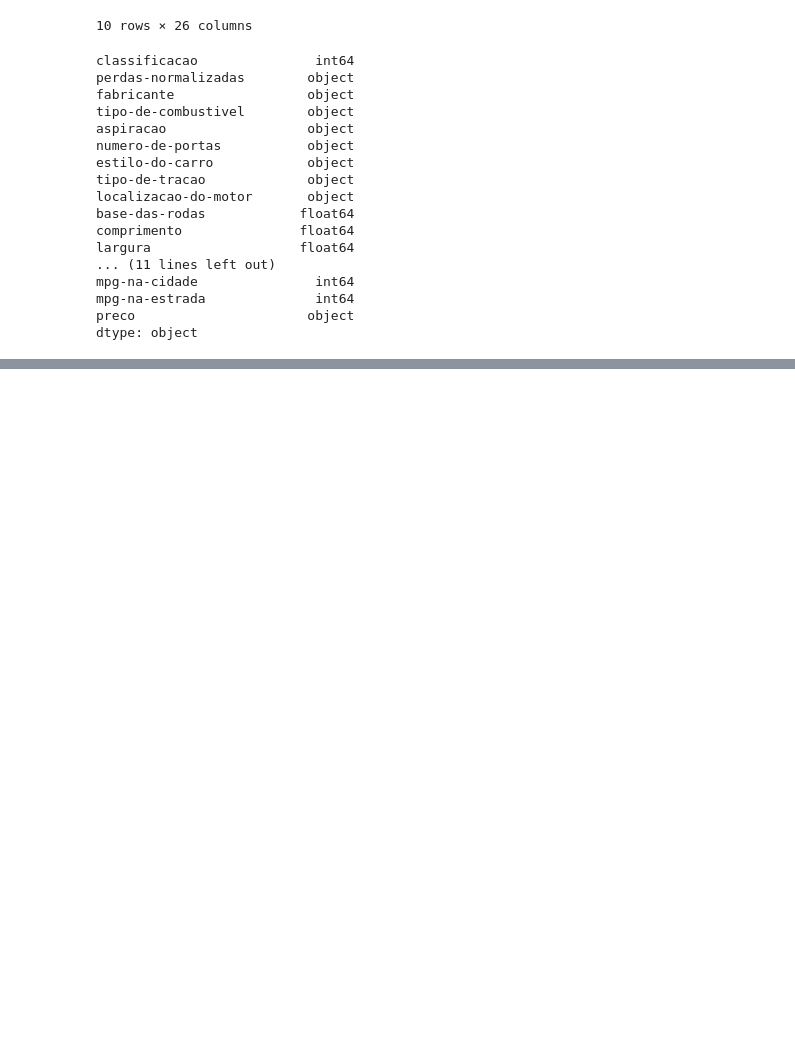
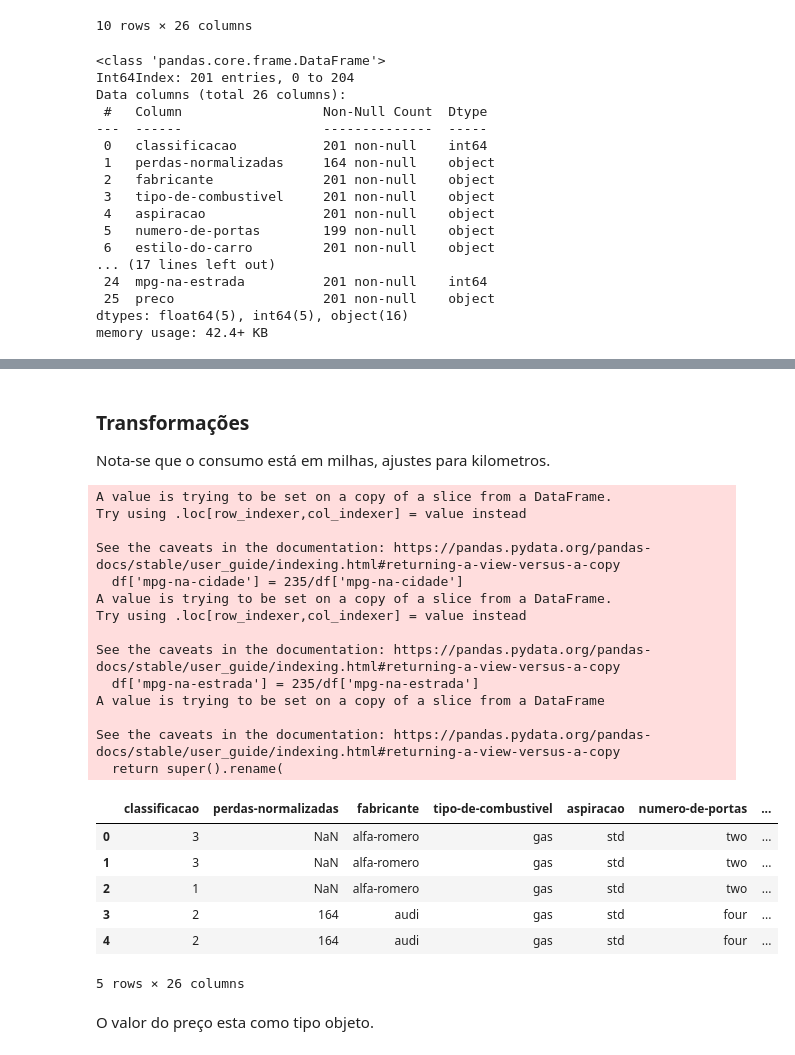
Before and after one commit to lzmattana/IBM-DataScience, a Jupyter notebook: data-analysis-with-python/ds-carros/carros1985.ipynb, the cells around one changed output, grey strips where cells are left out. Saved outputs shown, nothing was run; the diff lists cells and outputs as text; code cells hidden in the pictures; blank space fills up the shorter version.

Commit message:
analise carros 85

```diff
--- a/data-analysis-with-python/ds-cars/carros1985.ipynb
+++ b/data-analysis-with-python/ds-carros/carros1985.ipynb
@@ -71,25 +71,25 @@ df.head(10)
 | 10 | 2 | 192 | bmw | gas | std | two | ... |
 10 rows × 26 columns
 # %%
-df.dtypes
+df.info()
 # %% [output]
-classificacao               int64
-perdas-normalizadas        object
-fabricante                 object
-tipo-de-combustivel        object
-aspiracao                  object
-numero-de-portas           object
-estilo-do-carro            object
-tipo-de-tracao             object
-localizacao-do-motor       object
-base-das-rodas            float64
-comprimento               float64
-largura                   float64
-... (11 lines left out)
-mpg-na-cidade               int64
-mpg-na-estrada              int64
-preco                      object
-dtype: object
+<class 'pandas.core.frame.DataFrame'>
+Int64Index: 201 entries, 0 to 204
+Data columns (total 26 columns):
+ #   Column                  Non-Null Count  Dtype
+---  ------                  --------------  -----
+ 0   classificacao           201 non-null    int64
+ 1   perdas-normalizadas     164 non-null    object
+ 2   fabricante              201 non-null    object
+ 3   tipo-de-combustivel     201 non-null    object
+ 4   aspiracao               201 non-null    object
+ 5   numero-de-portas        199 non-null    object
+ 6   estilo-do-carro         201 non-null    object
+... (17 lines left out)
+ 24  mpg-na-estrada          201 non-null    int64
+ 25  preco                   201 non-null    object
+dtypes: float64(5), int64(5), object(16)
+memory usage: 42.4+ KB
 # %%
 df.describe()
 # %% [output]
@@ -102,3 +102,36 @@ df.describe()
 | 50% | 1.000000 | 97.000000 | 173.200000 | 65.500000 | 54.100000 | 2414.000000 | 120.000000 | ... |
 | 75% | 2.000000 | 102.400000 | 183.500000 | 66.600000 | 55.500000 | 2926.000000 | 141.000000 | ... |
 | max | 3.000000 | 120.900000 | 208.100000 | 72.000000 | 59.800000 | 4066.000000 | 326.000000 | ... |
+# %% [markdown]
+<h3>Transformações</h3>
+Nota-se que o consumo está em milhas, ajustes para kilometros.
+# %%
+df['mpg-na-cidade'] = 235/df['mpg-na-cidade']
+df['mpg-na-estrada'] = 235/df['mpg-na-estrada']
+df.rename(columns={'mpg-na-cidade': 'consumo-cidade'}, inplace=True)
+df.rename(columns={'mpg-na-estrada': 'consumo-estrada'}, inplace=True)
+df.head()
+# %% [output]
+A value is trying to be set on a copy of a slice from a DataFrame.
+Try using .loc[row_indexer,col_indexer] = value instead
+
+See the caveats in the documentation: https://pandas.pydata.org/pandas-docs/stable/user_guide/indexing.html#returning-a-view-versus-a-copy
+  df['mpg-na-cidade'] = 235/df['mpg-na-cidade']
+A value is trying to be set on a copy of a slice from a DataFrame.
+Try using .loc[row_indexer,col_indexer] = value instead
+
+See the caveats in the documentation: https://pandas.pydata.org/pandas-docs/stable/user_guide/indexing.html#returning-a-view-versus-a-copy
+  df['mpg-na-estrada'] = 235/df['mpg-na-estrada']
+A value is trying to be set on a copy of a slice from a DataFrame
+
+See the caveats in the documentation: https://pandas.pydata.org/pandas-docs/stable/user_guide/indexing.html#returning-a-view-versus-a-copy
+  return super().rename(
+|  | classificacao | perdas-normalizadas | fabricante | tipo-de-combustivel | aspiracao | numero-de-portas | ... |
+| 0 | 3 | NaN | alfa-romero | gas | std | two | ... |
+| 1 | 3 | NaN | alfa-romero | gas | std | two | ... |
+| 2 | 1 | NaN | alfa-romero | gas | std | two | ... |
+| 3 | 2 | 164 | audi | gas | std | four | ... |
+| 4 | 2 | 164 | audi | gas | std | four | ... |
+5 rows × 26 columns
+# %% [markdown]
+<p>O valor do preço esta como tipo objeto.</p>
```
Also changed, not shown: parts of 1 cell of this notebook.
